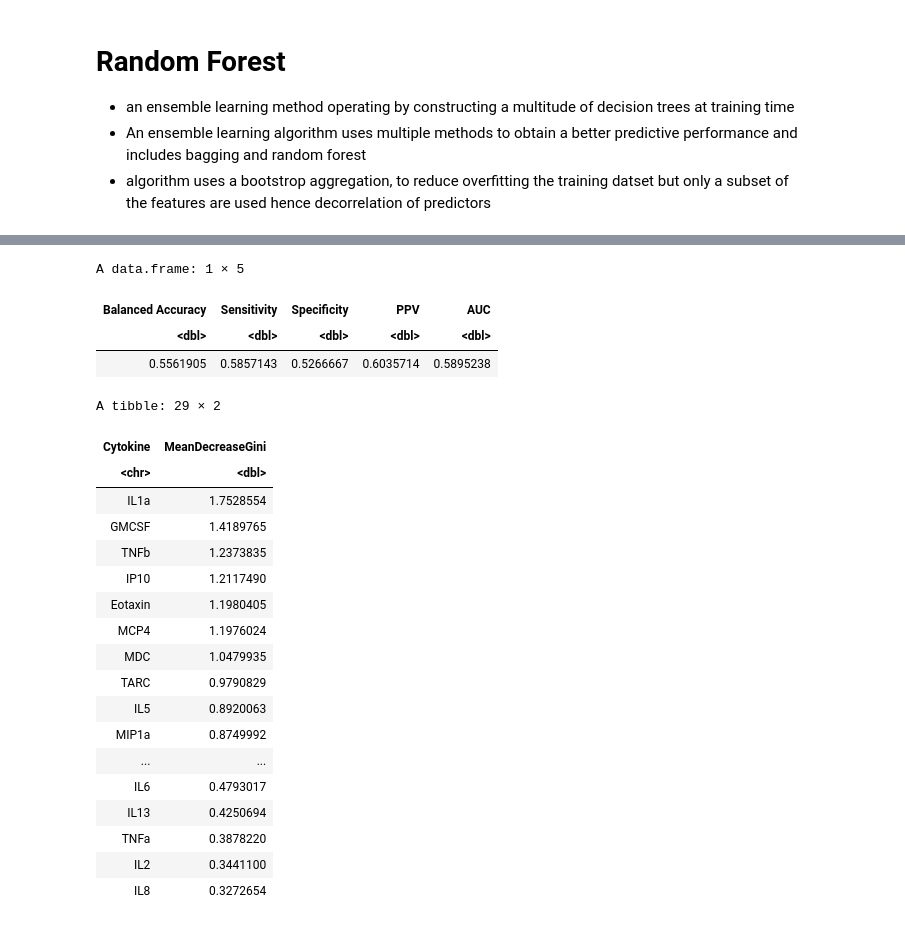
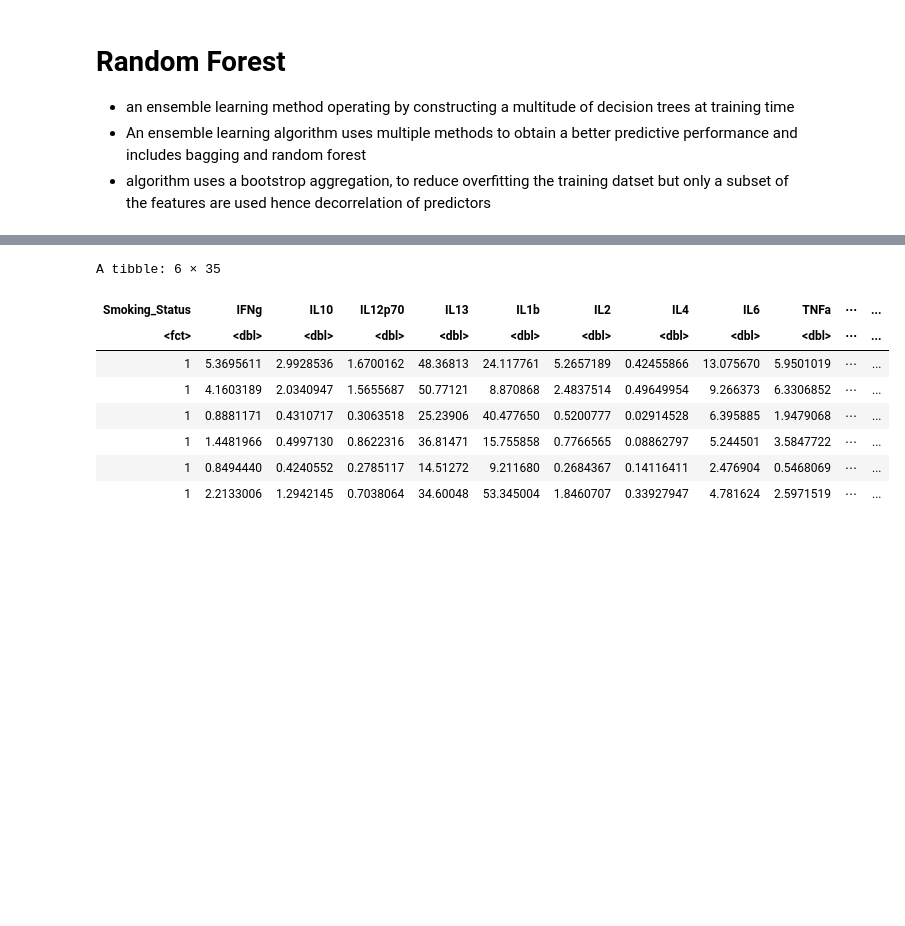
Before and after one commit to UNC-CEMALB/P1002_Ecig-Metabolomics-NELF, a Jupyter notebook: 2. Smoking Status Prediction/Smoking Status Prediction.ipynb, the cells around one changed output, grey strips where cells are left out. Cells and saved outputs as stored; diff of their text form; code cells hidden in the pictures; blank space fills up the shorter version.

```diff
--- a/2. Smoking Status Prediction/Smoking Status Prediction.ipynb
+++ b/2. Smoking Status Prediction/Smoking Status Prediction.ipynb
@@ -338,13 +346,14 @@ rf_classification = function(dataset, outcome, pred_outcome){
         #sorting by most important variables
         arrange(-MeanDecreaseGini)
 
-    #return matrix and variable importance values
-    return(list(metrics, variable_importance_df))
+    #return training set, matrix and variable importance values
+    return(list(data_train, metrics, variable_importance_df))
 
 }
 
 #calling fn
 rf_values = rf_classification(molecular_feature_df, "Smoking_Status", "pred_Smoking_Status")
+rf_values[2:3]
 # %% [output]
 Setting levels: control = 0, case = 1
 
@@ -368,26 +400,23 @@ Setting direction: controls > cases
 # %%
-rf_values
+#now rerunning rf model w/ noise variables to determine which variables rank higher than the noise
+train_vars_noise = rf_values[[1]]
+
+# Add random noise predictors as an additional method to evaluate model performance
+# Adding a column that contains randomly shuffled values from one of the molecules; sampling with replacement
+train_vars_noise$noise1 = sample(train_vars_noise[[colnames(train_vars_noise[3])]], replace = TRUE)
+train_vars_noise$noise2 = sample(train_vars_noise[[colnames(train_vars_noise[4])]], replace = TRUE)
+train_vars_noise$noise3 = sample(train_vars_noise[[colnames(train_vars_noise[5])]], replace = TRUE)
+train_vars_noise$noise4 = sample(train_vars_noise[[colnames(train_vars_noise[6])]], replace = TRUE)
+train_vars_noise$noise5 = sample(train_vars_noise[[colnames(train_vars_noise[7])]], replace = TRUE)
+
+head(train_vars_noise)
 # %% [output]
-A data.frame: 1 × 5
+A tibble: 6 × 35
-| Balanced Accuracy | Sensitivity | Specificity | PPV | AUC |
-| <dbl> | <dbl> | <dbl> | <dbl> | <dbl> |
-| 0.5561905 | 0.5857143 | 0.5266667 | 0.6035714 | 0.5895238 |
+| Smoking_Status | IFNg | IL10 | IL12p70 | IL13 | IL1b | IL2 | IL4 | IL6 | TNFa | ⋯ | ... |
+| <fct> | <dbl> | <dbl> | <dbl> | <dbl> | <dbl> | <dbl> | <dbl> | <dbl> | <dbl> | ⋯ | ... |
+| 1 | 5.3695611 | 2.9928536 | 1.6700162 | 48.36813 | 24.117761 | 5.2657189 | 0.42455866 | 13.075670 | 5.9501019 | ⋯ | ... |
+| 1 | 4.1603189 | 2.0340947 | 1.5655687 | 50.77121 | 8.870868 | 2.4837514 | 0.49649954 | 9.266373 | 6.3306852 | ⋯ | ... |
+| 1 | 0.8881171 | 0.4310717 | 0.3063518 | 25.23906 | 40.477650 | 0.5200777 | 0.02914528 | 6.395885 | 1.9479068 | ⋯ | ... |
+| 1 | 1.4481966 | 0.4997130 | 0.8622316 | 36.81471 | 15.755858 | 0.7766565 | 0.08862797 | 5.244501 | 3.5847722 | ⋯ | ... |
+| 1 | 0.8494440 | 0.4240552 | 0.2785117 | 14.51272 | 9.211680 | 0.2684367 | 0.14116411 | 2.476904 | 0.5468069 | ⋯ | ... |
+| 1 | 2.2133006 | 1.2942145 | 0.7038064 | 34.60048 | 53.345004 | 1.8460707 | 0.33927947 | 4.781624 | 2.5971519 | ⋯ | ... |
-A tibble: 29 × 2
-| Cytokine | MeanDecreaseGini |
-| <chr> | <dbl> |
-| IL1a | 1.7528554 |
-| GMCSF | 1.4189765 |
-| TNFb | 1.2373835 |
-| IP10 | 1.2117490 |
-| Eotaxin | 1.1980405 |
-| MCP4 | 1.1976024 |
-| MDC | 1.0479935 |
-| TARC | 0.9790829 |
-| IL5 | 0.8920063 |
-| MIP1a | 0.8749992 |
-| ... | ... |
-| IL6 | 0.4793017 |
-| IL13 | 0.4250694 |
-| TNFa | 0.3878220 |
-| IL2 | 0.3441100 |
-| IL8 | 0.3272654 |
```
Also changed, not shown: parts of 4 cells of this notebook.
